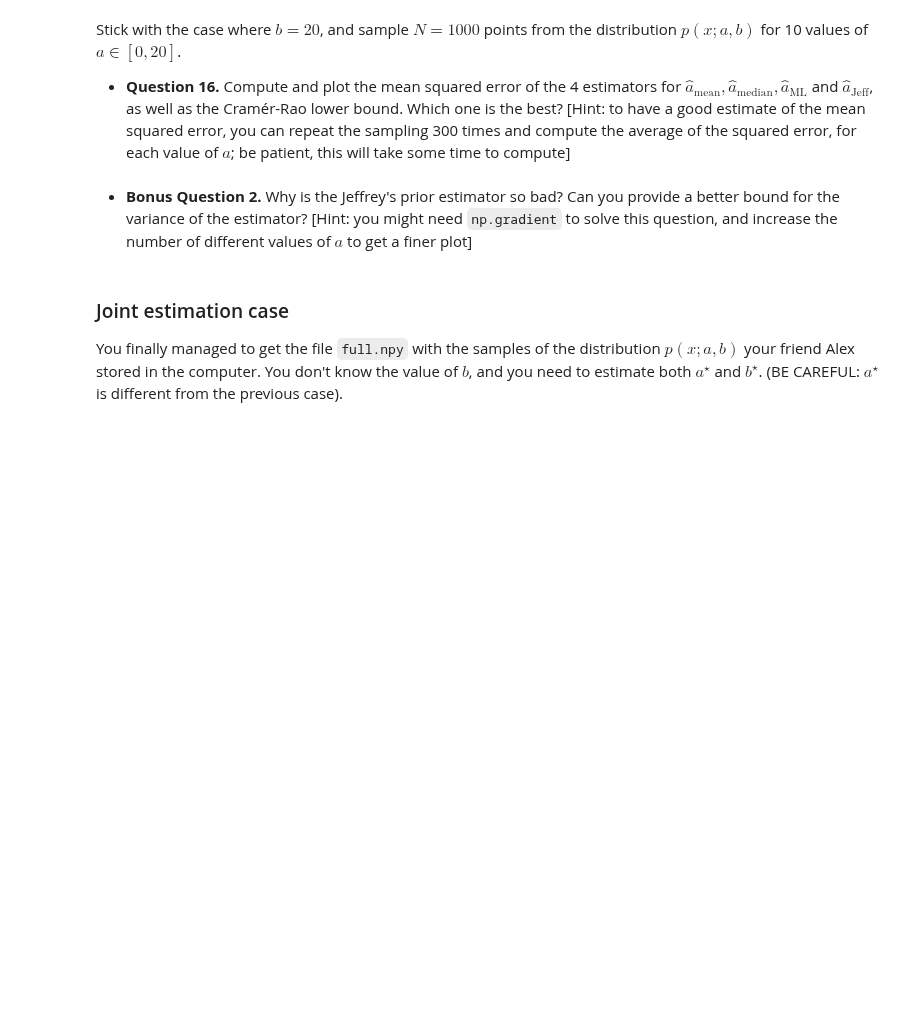
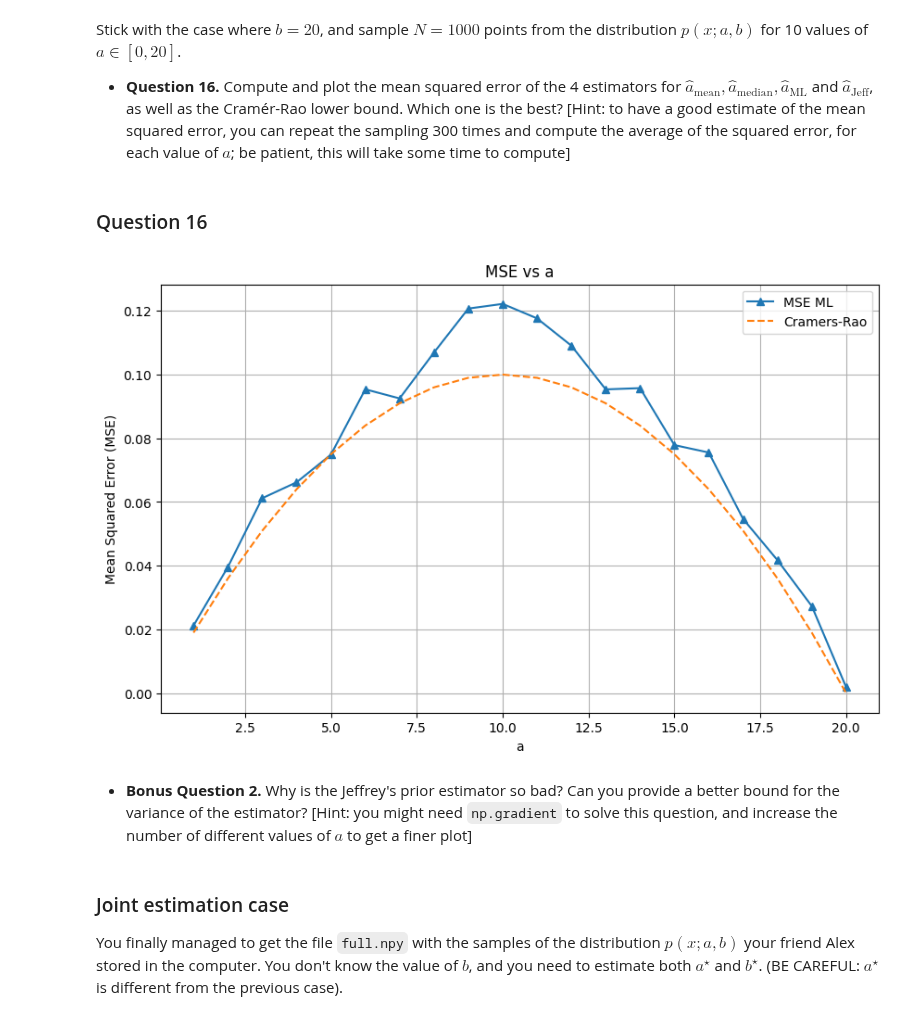
Before and after one commit to AleCardinale/Fundamentals-Inference-Learning, a Jupyter notebook: HW1/crack_the_code.ipynb, the cells around one changed output. Saved outputs shown, nothing was run; the diff lists cells and outputs as text; code cells hidden in the pictures; blank space fills up the shorter version.

```diff
--- a/HW1/crack_the_code.ipynb
+++ b/HW1/crack_the_code.ipynb
@@ -208,7 +211,7 @@ a ML estimation: 11.365822773075536
 def estimator_ML(dataset):
     a_guess = np.random.uniform(0,b)
     optimum = minimize(lambda a0:-loglh(a0,b,dataset), a_guess, method='Nelder-Mead')
-    return optimum.x
+    return optimum.x[0]
 # %%
 reps = 100
 boot_dataset = np.random.choice(data_fixed_b, (reps,n), replace=True)
@@ -305,3 +385,44 @@ Stick with the case where $b=20$, and sample $N=1000$ points from the distributi
+# %%
+def MSE(sampling_dict, a_tab, n_reps, estimator, *args, **kwargs):
+    #squared_error = np.zeros((len(a_tab), n_samples))
+    mse = np.zeros(len(a_tab))
+    for j,a in enumerate(a_tab):   # Sample with a sapecific a
+        a_est = np.zeros(n_reps)
+        for i,s in enumerate(sampling_dict[a]):
+            a_est[i] = (estimator(s, *args, **kwargs))
+        mse[j] = np.mean((a_est - np.full(n_reps, a_tab[j]))**2)
+    return mse
+# %%
+n_sample = 1000
+# %% [markdown]
+### Question 16
+# %%
+n_reps = 300
+
+#mse_mean = MSE(samples, a_tab, n_samples, n_reps, estimator_mean, b=20)
+#mse_median = MSE(samples, a_tab, n_samples, n_reps, estimator_median, b=20)
+mse_ML = MSE(sampling_dict, a_tab, n_reps, estimator_ML)
+#mse_jeff = MSE(samples, a_tab, n_samples, n_reps, estimator_jeff)
+# %%
+plt.figure(figsize=(10, 6))
+
+#plt.plot(a_tab, mse_mean, label='MSE Mean', marker='o')
+#plt.plot(a_tab, mse_median, label='MSE Median', marker='s')
+plt.plot(a_tab, mse_ML, label='MSE ML', marker='^')
+#plt.plot(a_tab, mse_jeff, label='MSE Jeff', marker='x')
+plt.plot(a_tab, a_tab*(20 - a_tab)/n_sample, label= "Cramers-Rao", linestyle='--' )
+
+# Add labels and title
+plt.xlabel('a')
+plt.ylabel('Mean Squared Error (MSE)')
+plt.title('MSE vs a')
+plt.legend()
+plt.grid(True)
+
+# Show the plot
+plt.show()
+# %% [output]
+[figure, added]
 # %% [markdown]
 - **Bonus Question 2.** Why is the Jeffrey's prior estimator so bad? Can you provide a better bound for the variance of the estimator? [Hint: you might need `np.gradient` to solve this question, and increase the number of different values of $a$ to get a finer plot]
 # %% [markdown]
```
Also changed, not shown: parts of 23 cells of this notebook, 1 other file.
